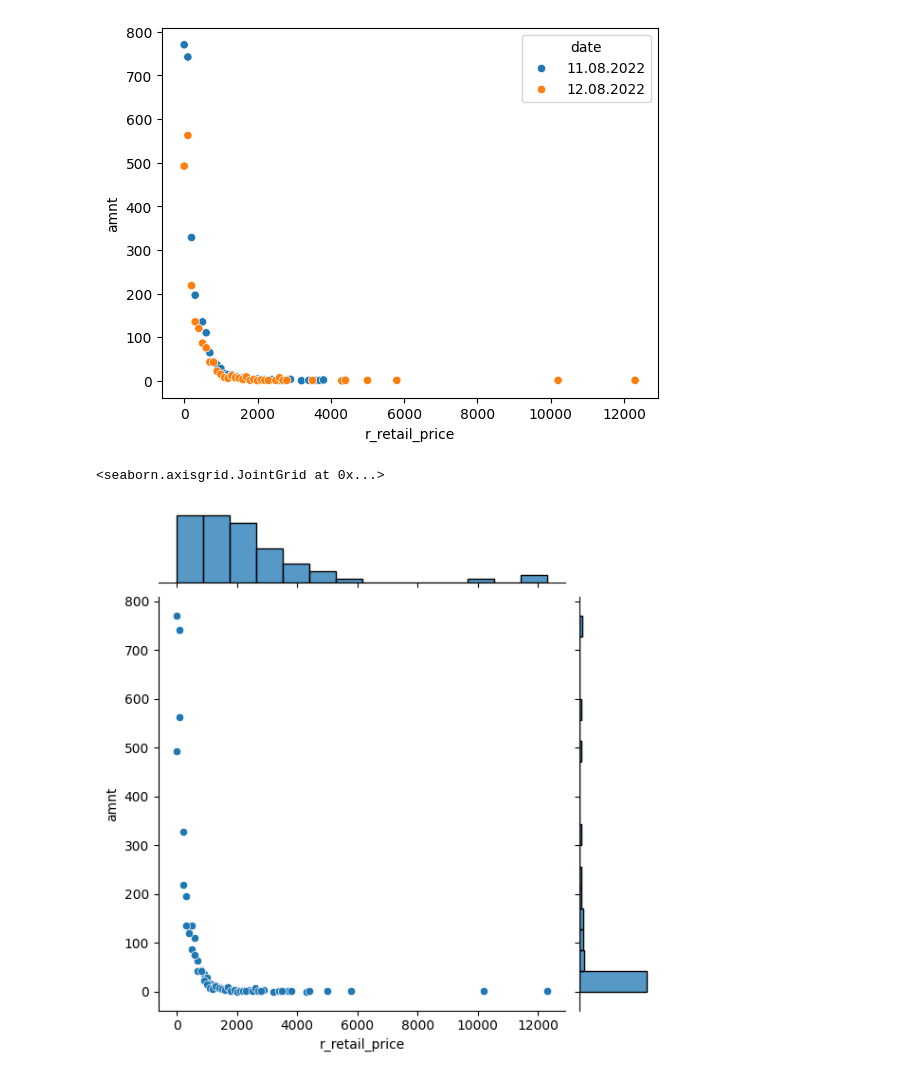
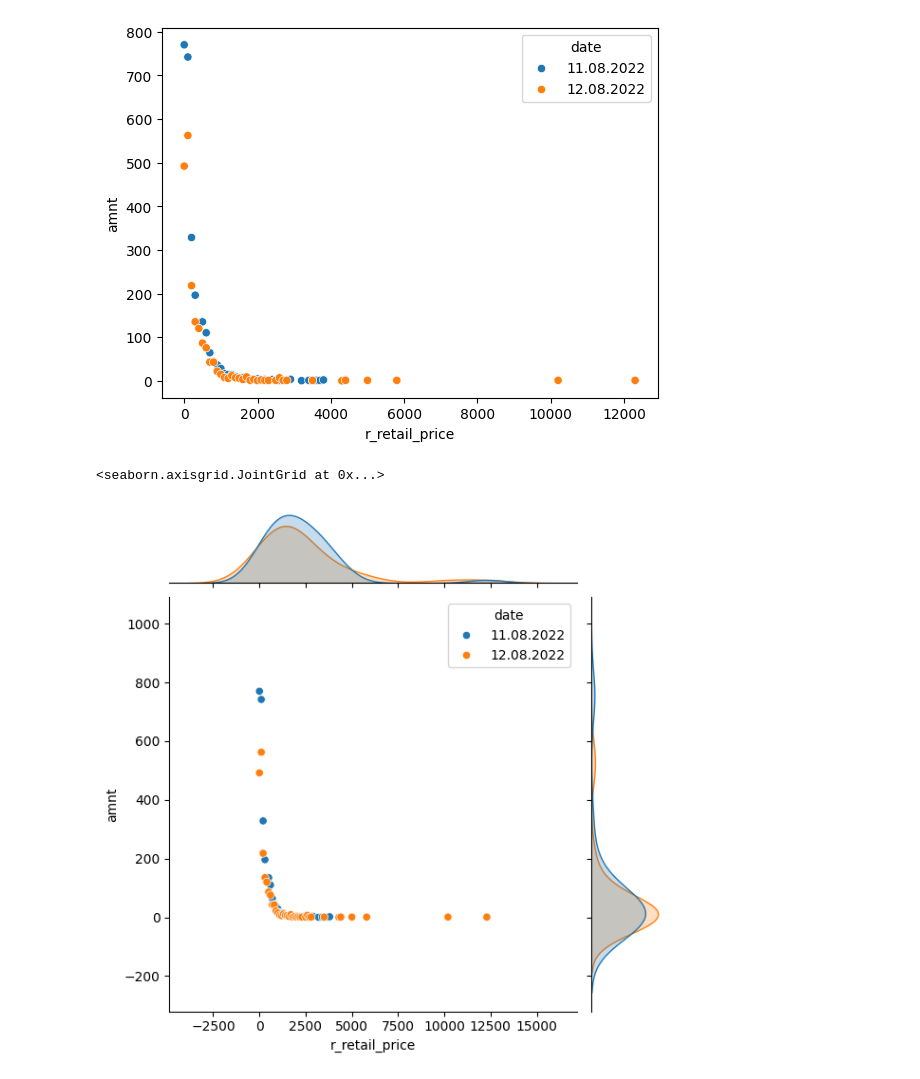
Before and after one commit to rodioniam/study_projects, a Jupyter notebook: pandas/exploratory_data_analysis.ipynb, the cells around one changed output. Saved outputs shown, nothing was run; the diff lists cells and outputs as text; code cells hidden in the pictures.

```diff
--- a/pandas/exploratory_data_analysis.ipynb
+++ b/pandas/exploratory_data_analysis.ipynb
@@ -270,7 +270,7 @@ sns.scatterplot(data=diag, x='r_retail_price', y='amnt', hue='date')
 <Axes: xlabel='r_retail_price', ylabel='amnt'>
 [figure]
 # %%
-sns.jointplot(data=diag, x='r_retail_price', y='amnt')
+sns.jointplot(data=diag, x='r_retail_price', y='amnt', hue='date')
 # %% [output]
 <seaborn.axisgrid.JointGrid at 0x...>
-[figure, old version]
+[figure, new version]
```
Also changed, not shown: parts of 7 cells of this notebook.
